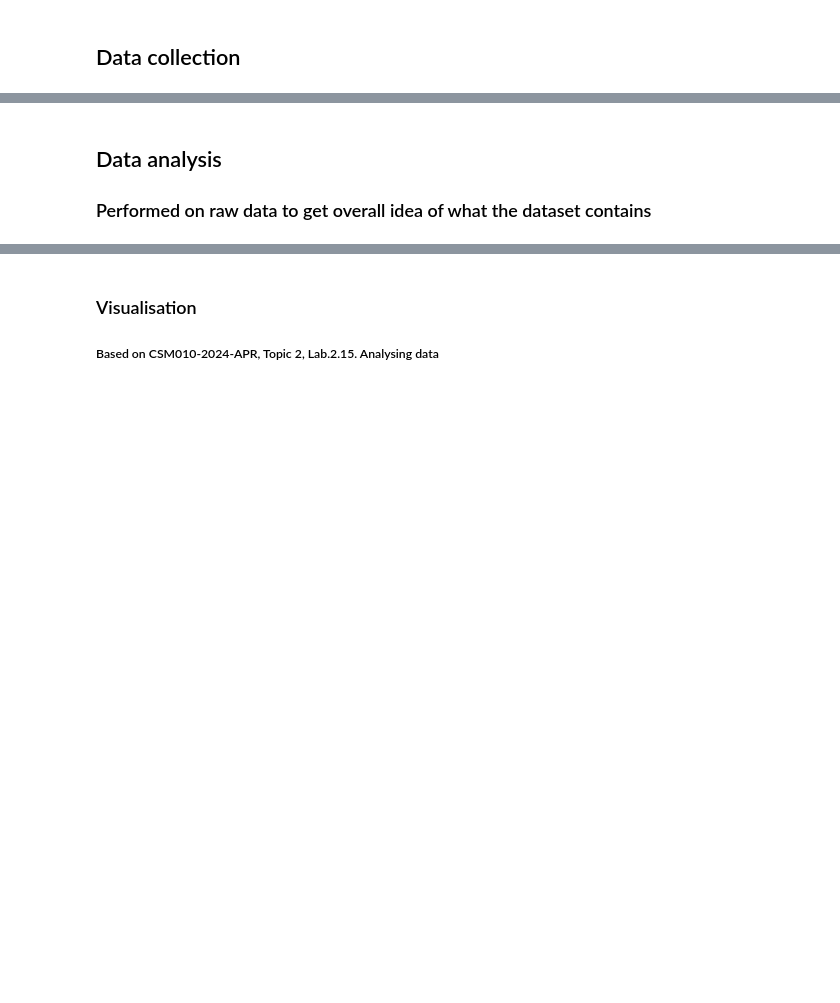
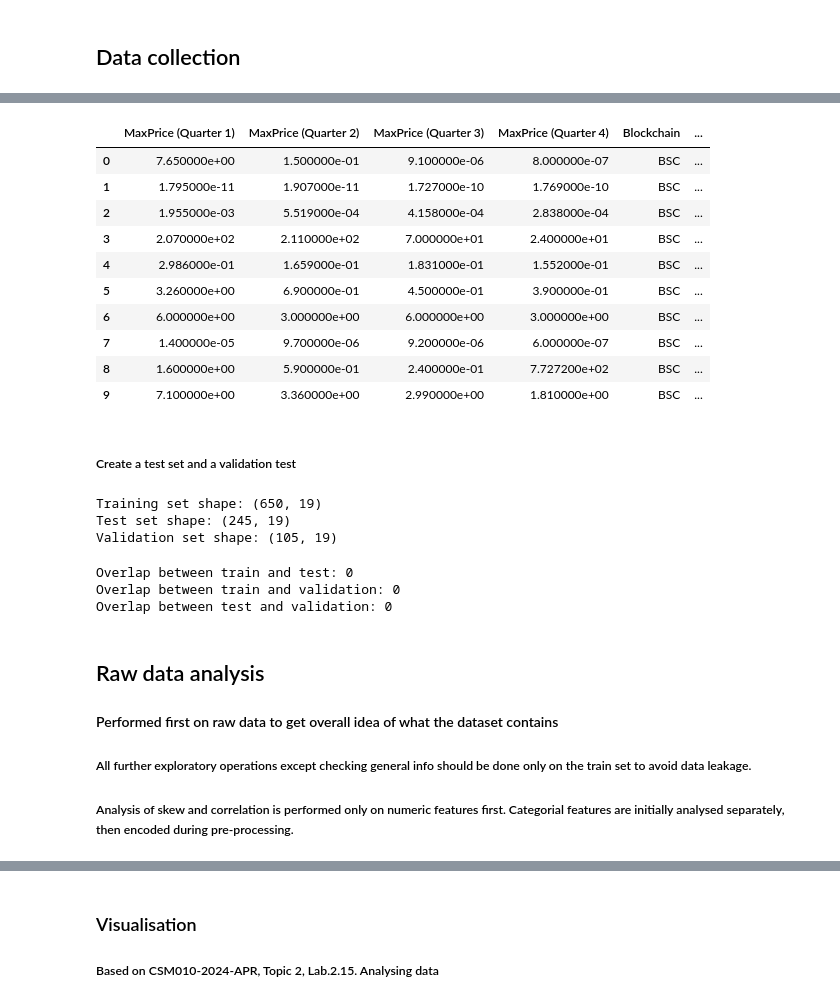
Before and after one commit to Luero/ML_RugPull_Detector, a Jupyter notebook: TM-RugPull initial analysis.ipynb, the cells around one changed output, grey strips where cells are left out. Saved outputs shown, nothing was run; the diff lists cells and outputs as text; code cells hidden in the pictures; blank space fills up the shorter version.

```diff
--- a/TM-RugPull initial analysis.ipynb
+++ b/TM-RugPull initial analysis.ipynb
@@ -70,15 +70,67 @@ print("Overlap between test and validation:", np.intersect1d(test_set.index, val
 # %%
 # Delete columns that are not useful for further analysis
 
-for set in data_sets:
-    set.drop(columns=['Project Title', 'Sign', 'website', 'x profile', 'Smart Contract (online)', 'smart Contract (offline)', 'project starting date', 'project end date'], inplace=True)
+data.drop(columns=['Project Title', 'Sign', 'website', 'x profile', 'Smart Contract (online)', 'smart Contract (offline)', 'project starting date', 'project end date'], inplace=True)
 
 # Check the transformation
-train_set.head(10)
+data.head(10)
+# %% [output]
+|  | MaxPrice (Quarter 1) | MaxPrice (Quarter 2) | MaxPrice (Quarter 3) | MaxPrice (Quarter 4) | Blockchain | ... |
+| 0 | 7.650000e+00 | 1.500000e-01 | 9.100000e-06 | 8.000000e-07 | BSC | ... |
+| 1 | 1.795000e-11 | 1.907000e-11 | 1.727000e-10 | 1.769000e-10 | BSC | ... |
+| 2 | 1.955000e-03 | 5.519000e-04 | 4.158000e-04 | 2.838000e-04 | BSC | ... |
+| 3 | 2.070000e+02 | 2.110000e+02 | 7.000000e+01 | 2.400000e+01 | BSC | ... |
+| 4 | 2.986000e-01 | 1.659000e-01 | 1.831000e-01 | 1.552000e-01 | BSC | ... |
+| 5 | 3.260000e+00 | 6.900000e-01 | 4.500000e-01 | 3.900000e-01 | BSC | ... |
+| 6 | 6.000000e+00 | 3.000000e+00 | 6.000000e+00 | 3.000000e+00 | BSC | ... |
+| 7 | 1.400000e-05 | 9.700000e-06 | 9.200000e-06 | 6.000000e-07 | BSC | ... |
+| 8 | 1.600000e+00 | 5.900000e-01 | 2.400000e-01 | 7.727200e+02 | BSC | ... |
+| 9 | 7.100000e+00 | 3.360000e+00 | 2.990000e+00 | 1.810000e+00 | BSC | ... |
+# %% [markdown]
+##### Create a test set and a validation test
+# %%
+# Create a test set and a validation set from the raw data to avoid data leakage
+# Validation set size is about 10,5% and test set size is about 24,5% from the whole data set
+# TODO reference to AML tutorial
+
+from sklearn.model_selection import train_test_split
+
+# define size of data both for test and validatioin sets, define the seed for all subsequent experiments
+test_and_val_size = 0.35
+seed = 7
+
+# Split the data first on train set and set for test and validation
+train_set, test_and_val_set = train_test_split(data, test_size=test_and_val_size, random_state=seed, stratify=data['class'])
+
+# Split the part for test and validation into test set and validation set
+test_set, val_set = train_test_split(test_and_val_set, test_size=0.3, random_state=seed, stratify=test_and_val_set['class'])
+
+# Output the shapes to verify the splits
+print("Training set shape:", train_set.shape)
+print("Test set shape:", test_set.shape)
+print("Validation set shape:", val_set.shape)
+
+# Create a list of sets to perform further feature engeneering on all subsets of data
+data_sets = [train_set, test_set, val_set]
+# %% [output]
+Training set shape: (650, 19)
+Test set shape: (245, 19)
+Validation set shape: (105, 19)
+# %%
+# Verify that there is no overlap between sets, no data leak at this stage
+print("Overlap between train and test:", np.intersect1d(train_set.index, test_set.index).size)
+print("Overlap between train and validation:", np.intersect1d(train_set.index, val_set.index).size)
+print("Overlap between test and validation:", np.intersect1d(test_set.index, val_set.index).size)
+# %% [output]
+Overlap between train and test: 0
+Overlap between train and validation: 0
+Overlap between test and validation: 0
 # %% [markdown]
-## Data analysis
+## Raw data analysis
 
-### Performed on raw data to get overall idea of what the dataset contains
+#### Performed first on raw data to get overall idea of what the dataset contains
+##### All further exploratory operations except checking general info should be done only on the train set to avoid data leakage.
+##### Analysis of skew and correlation is performed only on numeric features first. Categorial features are initially analysed separately, then encoded during pre-processing.
 # %%
 # Encode class label
 
```
Also changed, not shown: parts of 24 cells of this notebook.
